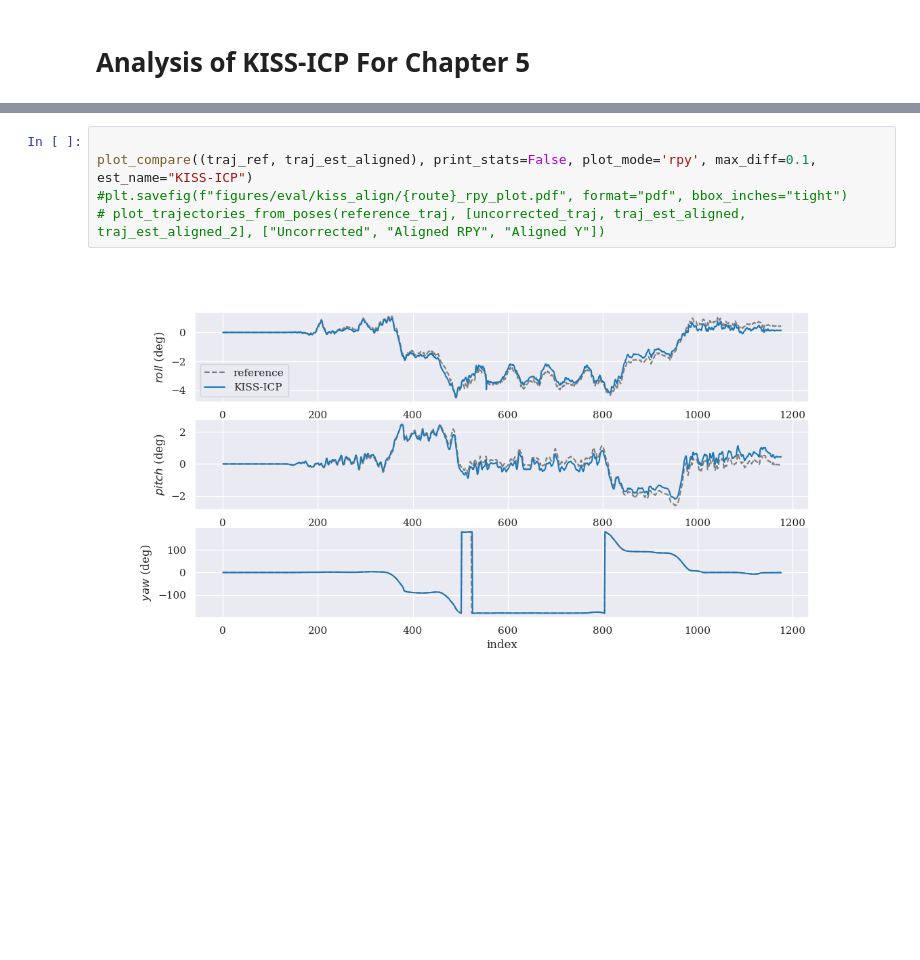
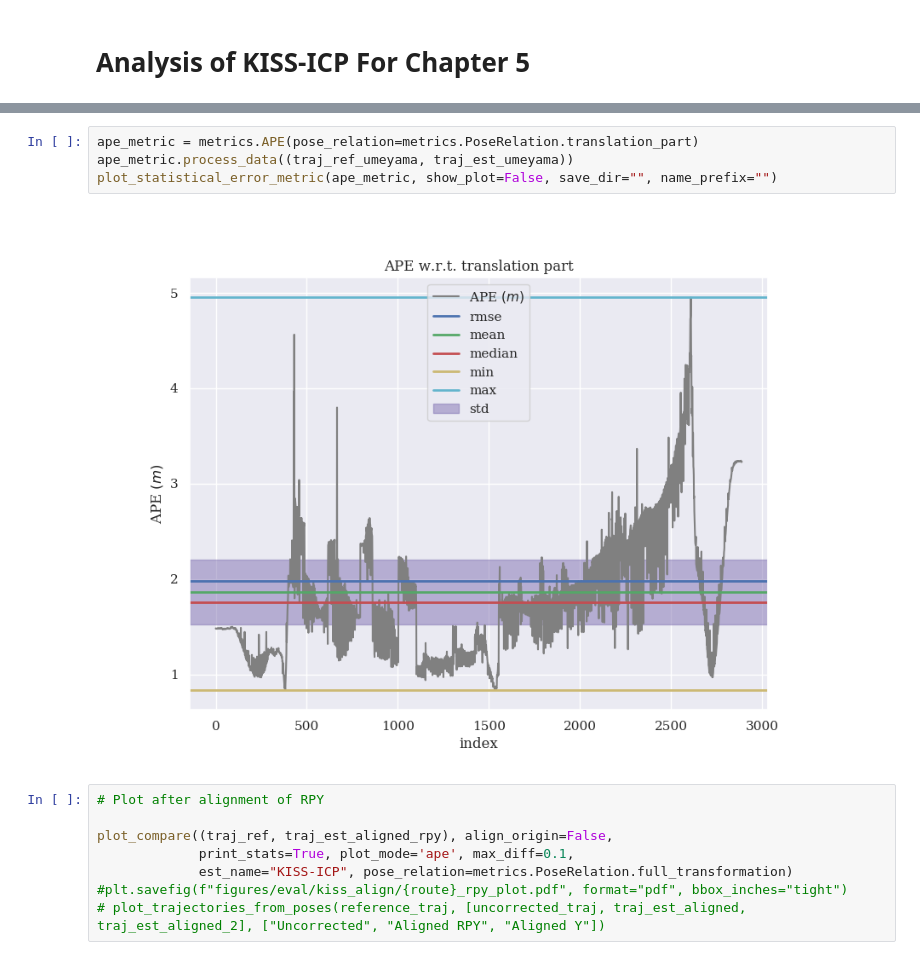
Before and after one commit to Jul310/kiss-icp, a Jupyter notebook: tum_eval/mdv3_evaluation.ipynb, the cells around one changed output, grey strips where cells are left out. Cells and saved outputs as stored; diff of their text form; blank space fills up the shorter version.

```diff
--- a/tum_eval/mdv3_evaluation.ipynb
+++ b/tum_eval/mdv3_evaluation.ipynb
@@ -131,7 +171,14 @@ traj_est_aligned_2 = tum_tools.align_origin(deepcopy(traj_est_original), yaw_deg
+# %%
+ape_metric = metrics.APE(pose_relation=metrics.PoseRelation.translation_part)
+ape_metric.process_data((traj_ref_umeyama, traj_est_umeyama))
+plot_statistical_error_metric(ape_metric, show_plot=False, save_dir="", name_prefix="")
+# %% [output]
+[figure, added]
 # %%
+# Plot after alignment of RPY
 
-plot_compare((traj_ref, traj_est_aligned), print_stats=False, plot_mode='rpy', max_diff=0.1, est_name="KISS-ICP")
+plot_compare((traj_ref, traj_est_aligned_rpy), align_origin=False,
+             print_stats=True, plot_mode='ape', max_diff=0.1,
+             est_name="KISS-ICP", pose_relation=metrics.PoseRelation.full_transformation)
 #plt.savefig(f"figures/eval/kiss_align/{route}_rpy_plot.pdf", format="pdf", bbox_inches="tight")
 # plot_trajectories_from_poses(reference_traj, [uncorrected_traj, traj_est_aligned, traj_est_aligned_2], ["Uncorrected", "Aligned RPY", "Aligned Y"])
-# %% [output]
-[figure, removed]
```
Also changed, not shown: parts of 8 cells of this notebook, 4 other files.
